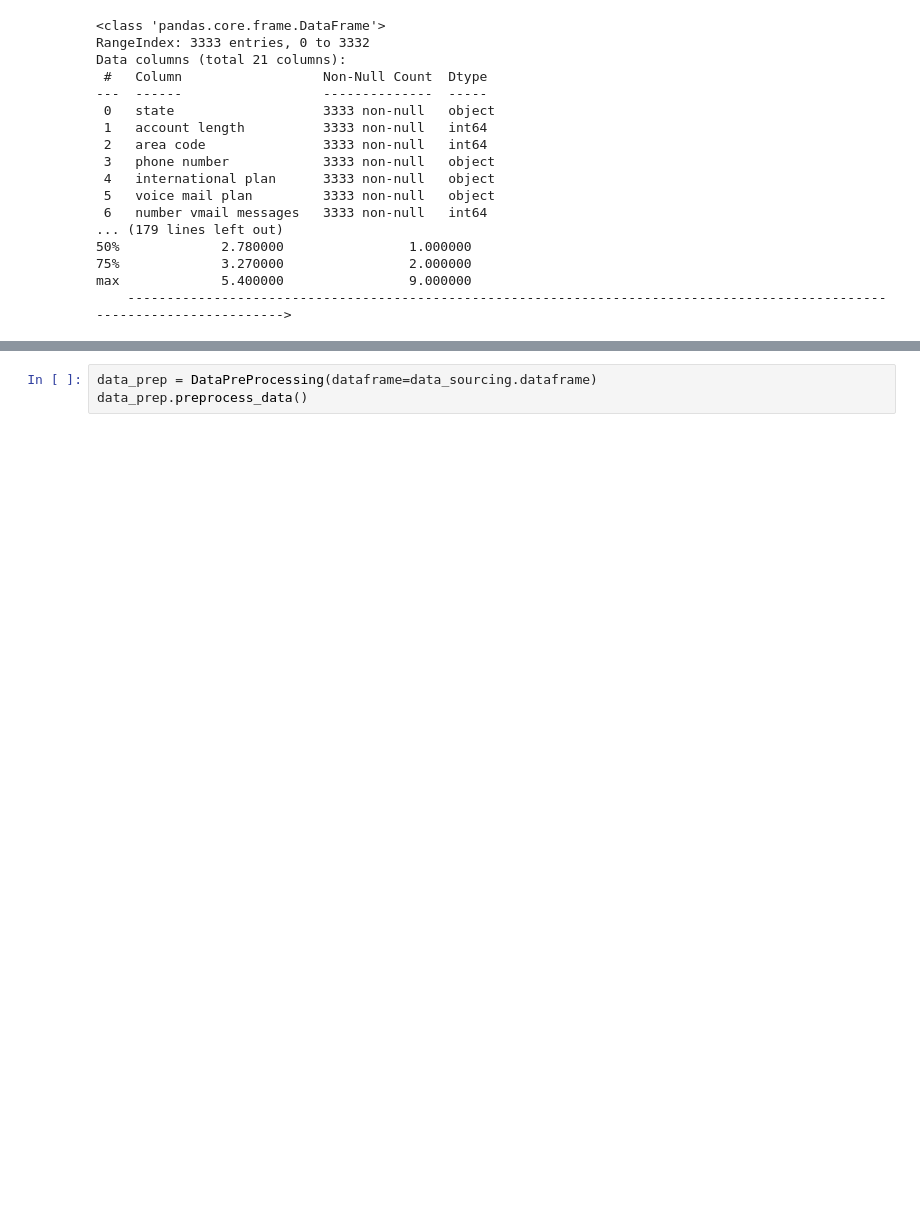
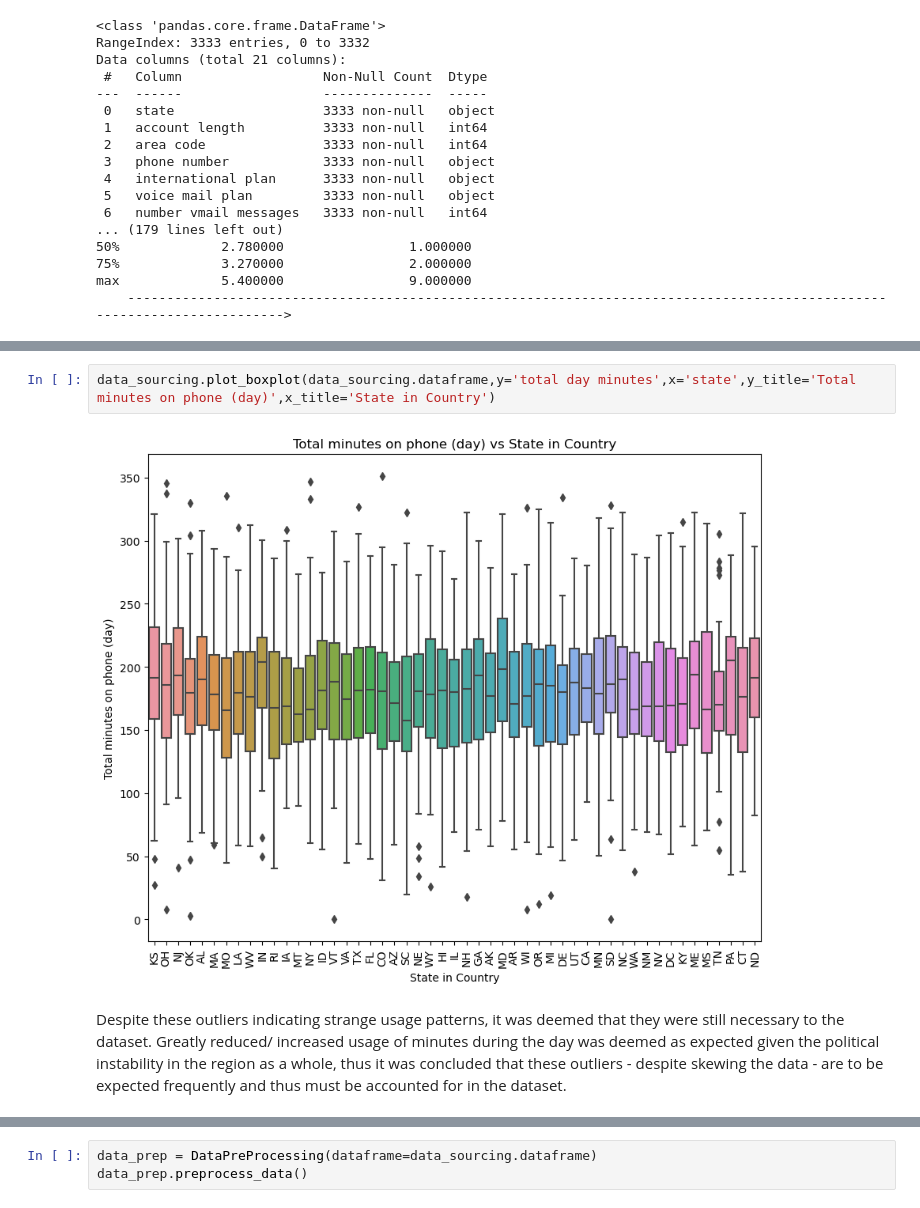
Before and after one commit to M13Mwongo/dsc-machine-learning, a Jupyter notebook: index.ipynb, the cells around one changed output, grey strips where cells are left out. Drawn from its saved outputs; the diff is of its cells as text; blank space fills up the shorter version.

```diff
--- a/index.ipynb
+++ b/index.ipynb
@@ -400,0 +523,6 @@ dtype: int64
+# %%
+data_sourcing.plot_boxplot(data_sourcing.dataframe,y='total day minutes',x='state',y_title='Total minutes on phone (day)',x_title='State in Country')
+# %% [output]
+[figure, added]
+# %% [markdown]
+Despite these outliers indicating strange usage patterns, it was deemed that they were still necessary to the dataset. Greatly reduced/ increased usage of minutes during the day was deemed as expected given the political instability in the region as a whole, thus it was concluded that these outliers - despite skewing the data - are to be expected frequently and thus must be accounted for in the dataset.
```
Also changed, not shown: parts of 34 cells of this notebook.
